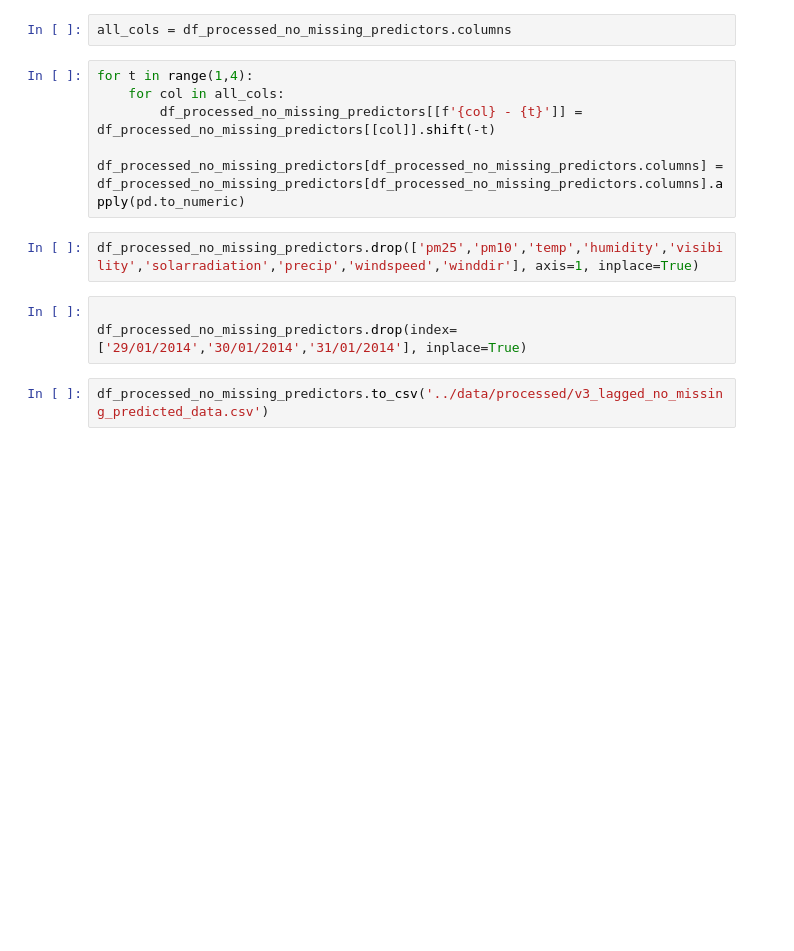
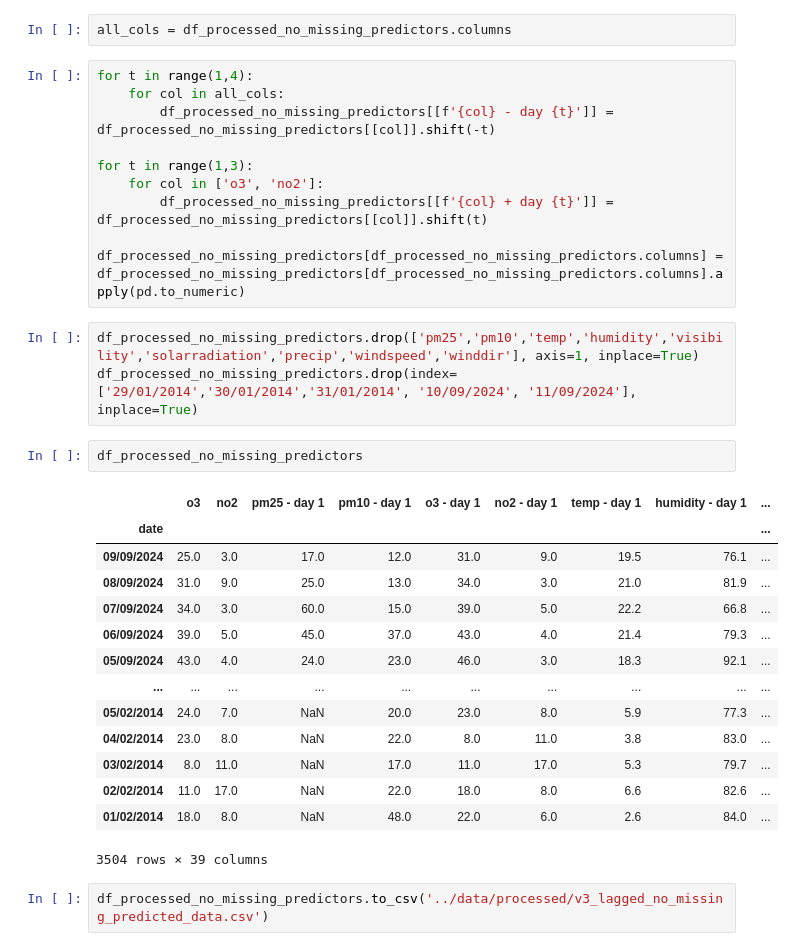
Before and after one commit to atodorov284/air-quality-forecast, a Jupyter notebook: notebooks/n2_exploratory_data_analysis.ipynb, the cells around one changed output. Saved outputs shown, nothing was run; the diff lists cells and outputs as text; blank space fills up the shorter version.

```diff
--- a/notebooks/n2_exploratory_data_analysis.ipynb
+++ b/notebooks/n2_exploratory_data_analysis.ipynb
@@ -406,14 +406,33 @@ all_cols = df_processed_no_missing_predictors.columns
 # %%
 for t in range(1,4):
     for col in all_cols:
-        df_processed_no_missing_predictors[[f'{col} - {t}']] = df_processed_no_missing_predictors[[col]].shift(-t)
+        df_processed_no_missing_predictors[[f'{col} - day {t}']] = df_processed_no_missing_predictors[[col]].shift(-t)
+
+for t in range(1,3):
+    for col in ['o3', 'no2']:
+        df_processed_no_missing_predictors[[f'{col} + day {t}']] = df_processed_no_missing_predictors[[col]].shift(t)
 
 df_processed_no_missing_predictors[df_processed_no_missing_predictors.columns] = df_processed_no_missing_predictors[df_processed_no_missing_predictors.columns].apply(pd.to_numeric)
 # %%
 df_processed_no_missing_predictors.drop(['pm25','pm10','temp','humidity','visibility','solarradiation','precip','windspeed','winddir'], axis=1, inplace=True)
+df_processed_no_missing_predictors.drop(index=['29/01/2014','30/01/2014','31/01/2014', '10/09/2024', '11/09/2024'], inplace=True)
-# %%
-
-df_processed_no_missing_predictors.drop(index=['29/01/2014','30/01/2014','31/01/2014'], inplace=True)
+# %%
+df_processed_no_missing_predictors
+# %% [output]
+|  | o3 | no2 | pm25 - day 1 | pm10 - day 1 | o3 - day 1 | no2 - day 1 | temp - day 1 | humidity - day 1 | ... |
+| date |  |  |  |  |  |  |  |  | ... |
+| 09/09/2024 | 25.0 | 3.0 | 17.0 | 12.0 | 31.0 | 9.0 | 19.5 | 76.1 | ... |
+| 08/09/2024 | 31.0 | 9.0 | 25.0 | 13.0 | 34.0 | 3.0 | 21.0 | 81.9 | ... |
+| 07/09/2024 | 34.0 | 3.0 | 60.0 | 15.0 | 39.0 | 5.0 | 22.2 | 66.8 | ... |
+| 06/09/2024 | 39.0 | 5.0 | 45.0 | 37.0 | 43.0 | 4.0 | 21.4 | 79.3 | ... |
+| 05/09/2024 | 43.0 | 4.0 | 24.0 | 23.0 | 46.0 | 3.0 | 18.3 | 92.1 | ... |
+| ... | ... | ... | ... | ... | ... | ... | ... | ... | ... |
+| 05/02/2014 | 24.0 | 7.0 | NaN | 20.0 | 23.0 | 8.0 | 5.9 | 77.3 | ... |
+| 04/02/2014 | 23.0 | 8.0 | NaN | 22.0 | 8.0 | 11.0 | 3.8 | 83.0 | ... |
+| 03/02/2014 | 8.0 | 11.0 | NaN | 17.0 | 11.0 | 17.0 | 5.3 | 79.7 | ... |
+| 02/02/2014 | 11.0 | 17.0 | NaN | 22.0 | 18.0 | 8.0 | 6.6 | 82.6 | ... |
+| 01/02/2014 | 18.0 | 8.0 | NaN | 48.0 | 22.0 | 6.0 | 2.6 | 84.0 | ... |
+3504 rows × 39 columns
 # %%
 df_processed_no_missing_predictors.to_csv('../data/processed/v3_lagged_no_missing_predicted_data.csv')
 # %%
```
Also changed, not shown: parts of 12 cells of this notebook, 2 other files.
